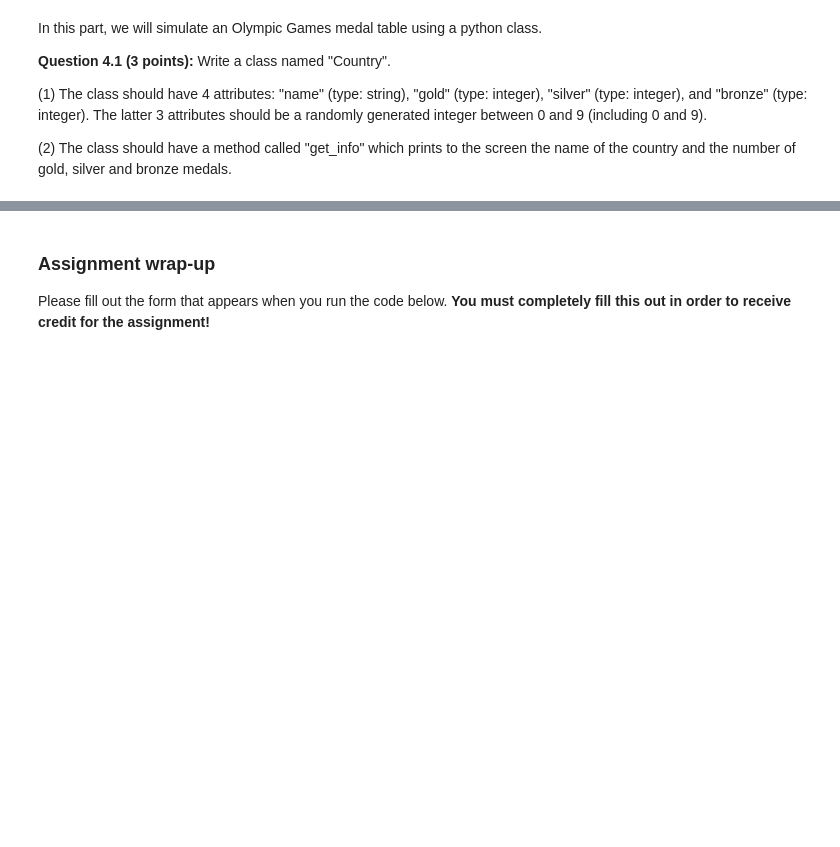
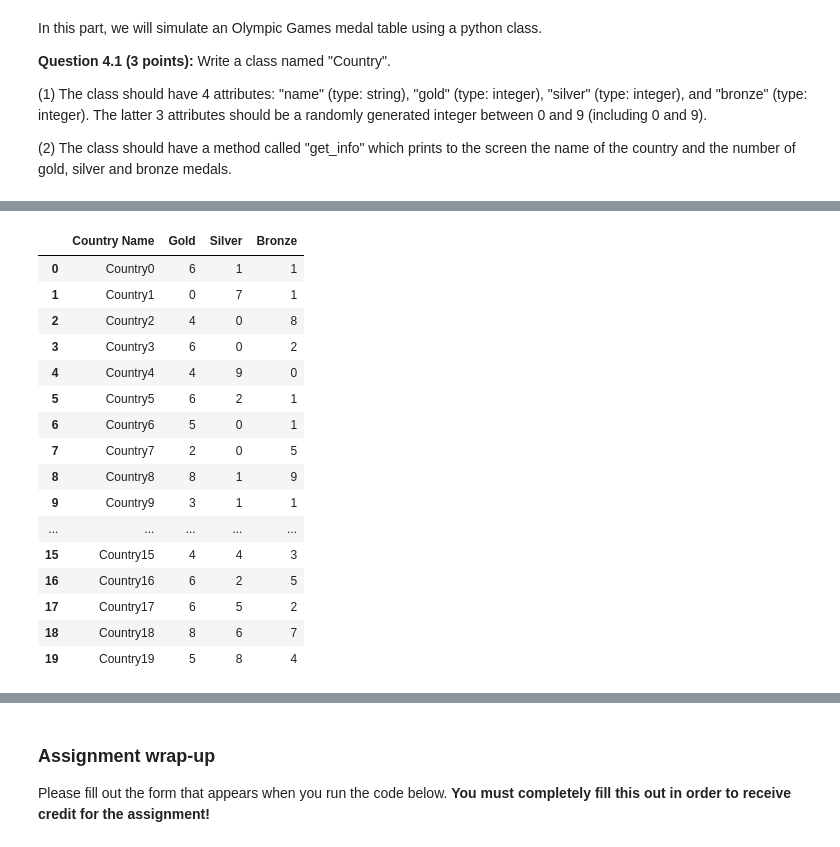
Before and after one commit to wiltand1/cmse_20, a Jupyter notebook: Homework_Assignments/hw-04/HW-04-LogisticRegression-STUDENT.ipynb, the cells around one changed output, grey strips where cells are left out. Cells and saved outputs as stored; diff of their text form; code cells hidden in the pictures; blank space fills up the shorter version.

```diff
--- a/Homework_Assignments/hw-04/HW-04-LogisticRegression-STUDENT.ipynb
+++ b/Homework_Assignments/hw-04/HW-04-LogisticRegression-STUDENT.ipynb
@@ -194,0 +317,21 @@ In this part, we will simulate an Olympic Games medal table using a python class
+# %%
+### Put your code here ###
+class Country():
+
+    ##Constructor
+    def __init__(self, name):
+
+        #Attributes
+        self.name = name
+        self.gold = random.randint(0,9)
+        self.silver = random.randint(0,9)
+        self.bronze = random.randint(0,9)
+
+    ##Method
+    def get_info(self):
+
+        return self.name, self.gold, self.silver, self.bronze
+# %%
+#Testing class function
+country = Country("country1")
+country.get_info()
@@ -209,0 +353,9 @@ Use the "get_info" method in the "Country" class to print your table to the scre
+# %%
+### Put your code here ###
+
+country_list = []
+for i in range(20):
+    name = 'Country' + str(i)
+    country = Country(name).get_info()
+    country_list.append(country)
+country_list
@@ -209,0 +383,22 @@ Use the "get_info" method in the "Country" class to print your table to the scre
+# %%
+country_df = pd.DataFrame(country_list).rename(columns={0:'Country', 1:'Gold', 2:'Silver', 3:'Bronze'})
+# %%
+country_df
+# %% [output]
+|  | Country Name | Gold | Silver | Bronze |
+| 0 | Country0 | 6 | 1 | 1 |
+| 1 | Country1 | 0 | 7 | 1 |
+| 2 | Country2 | 4 | 0 | 8 |
+| 3 | Country3 | 6 | 0 | 2 |
+| 4 | Country4 | 4 | 9 | 0 |
+| 5 | Country5 | 6 | 2 | 1 |
+| 6 | Country6 | 5 | 0 | 1 |
+| 7 | Country7 | 2 | 0 | 5 |
+| 8 | Country8 | 8 | 1 | 9 |
+| 9 | Country9 | 3 | 1 | 1 |
+| ... | ... | ... | ... | ... |
+| 15 | Country15 | 4 | 4 | 3 |
+| 16 | Country16 | 6 | 2 | 5 |
+| 17 | Country17 | 6 | 5 | 2 |
+| 18 | Country18 | 8 | 6 | 7 |
+| 19 | Country19 | 5 | 8 | 4 |
```
Also changed, not shown: parts of 22 cells of this notebook.
